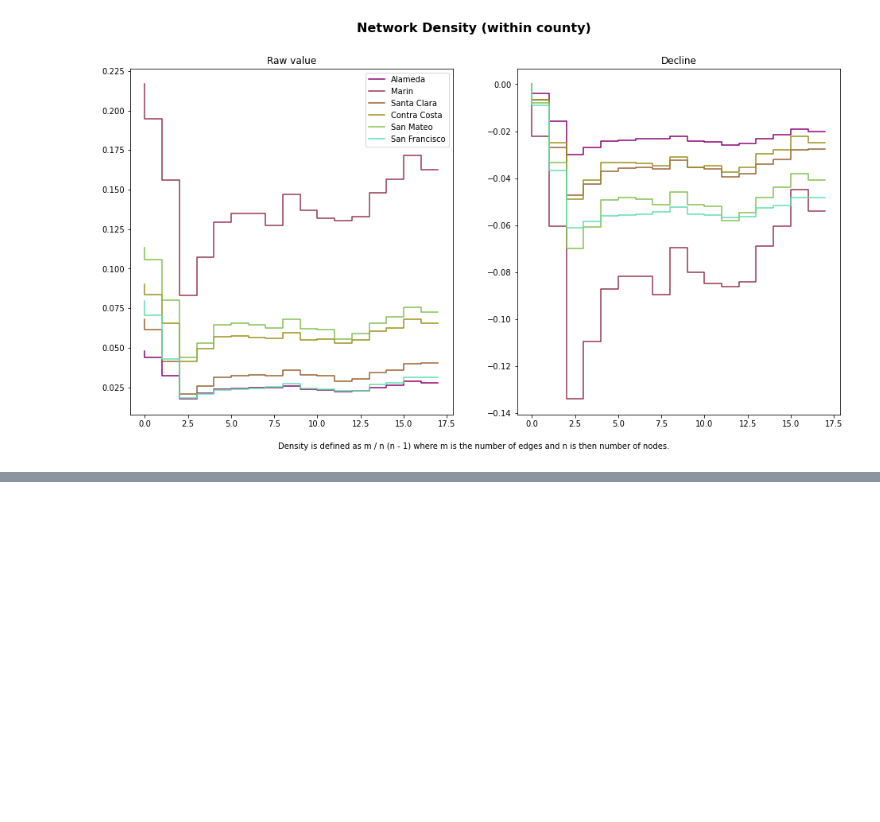
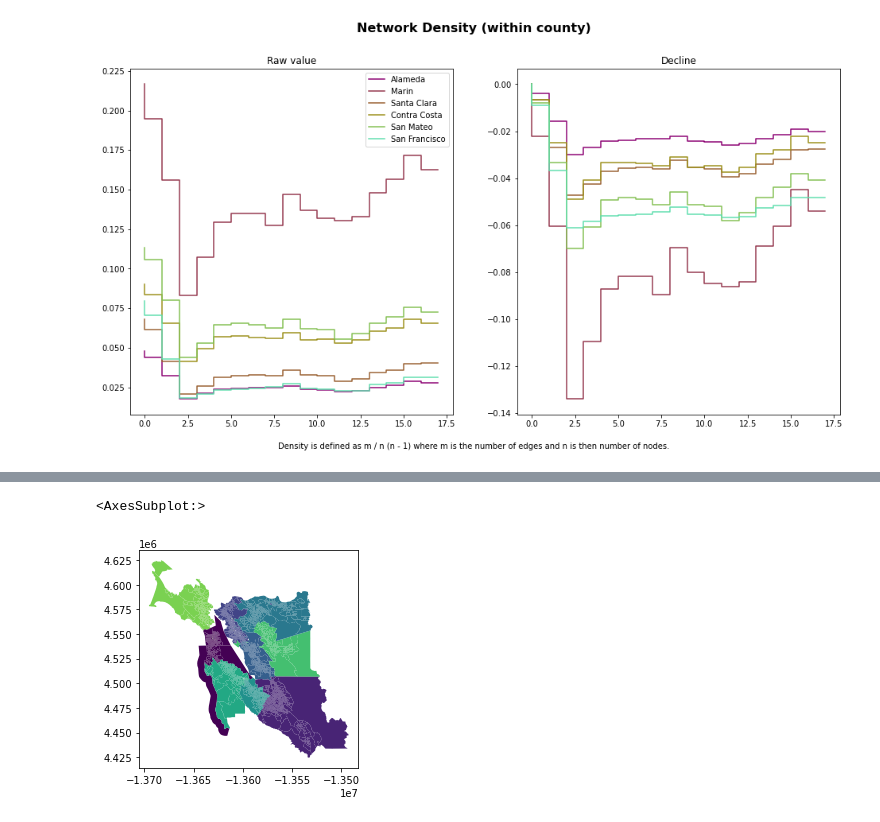
Before and after one commit to asrenninger/networks, a Jupyter notebook: python/bay.ipynb, the cells around one changed output, grey strips where cells are left out. Saved outputs shown, nothing was run; the diff lists cells and outputs as text; code cells hidden in the pictures; blank space fills up the shorter version.

```diff
--- a/python/bay.ipynb
+++ b/python/bay.ipynb
@@ -408,0 +432,10 @@ Text(0.5, 0.05, 'Density is defined as m / n (n - 1) where m is the number of ed
+# %%
+working = edges[edges.month=="2021_06"][['focal', 'target', 'weight']]
+G = ig.Graph.TupleList(working.values,
+                       weights=True, directed=True)
+partition = la.find_partition(G, la.ModularityVertexPartition)
+membership = pd.DataFrame({'id': G.vs['name'], 'membership': partition._membership})
+shape.merge(membership, left_on='cbg', right_on='id', how='left').plot('membership')
+# %% [output]
+<AxesSubplot:>
+[figure, added]
```
Also changed, not shown: parts of 7 cells of this notebook.
